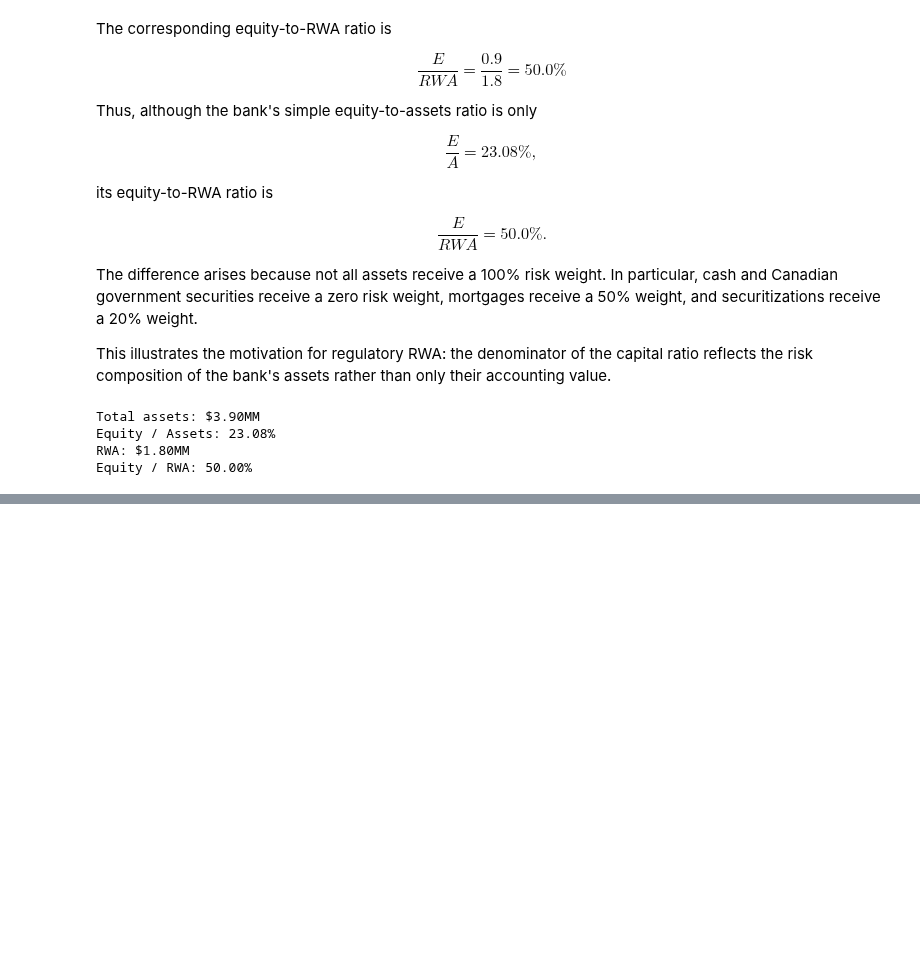
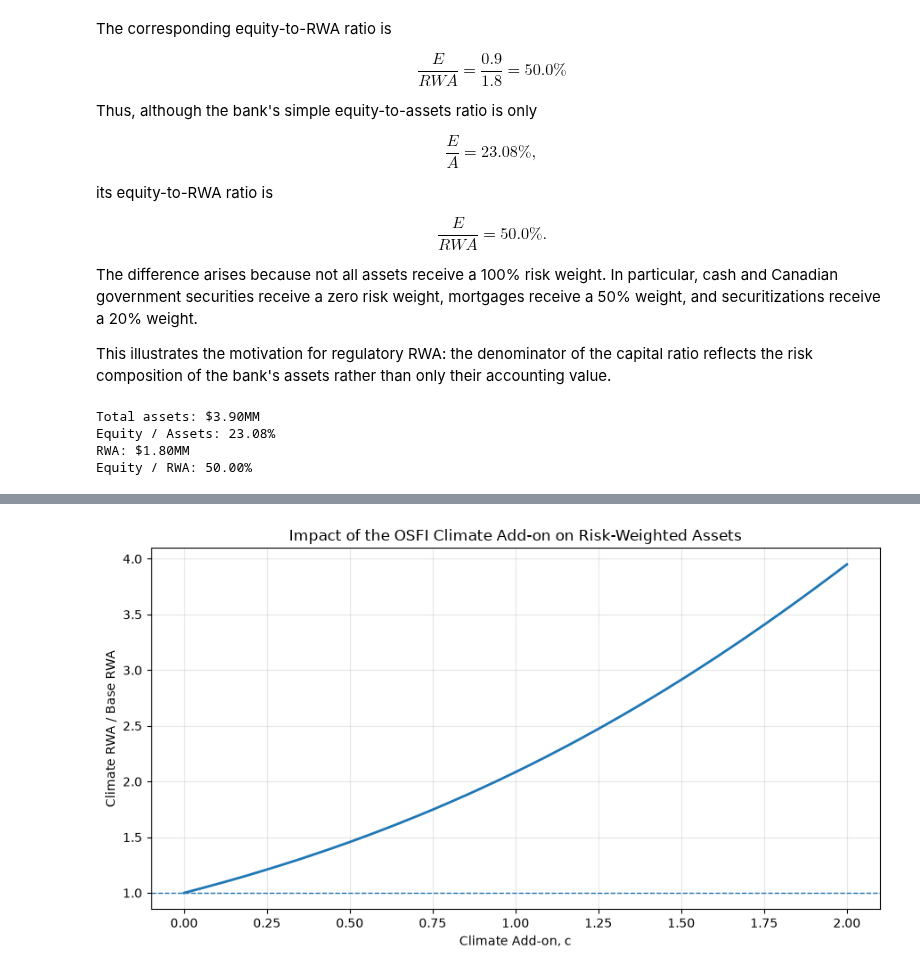
Before and after one commit to jaimecrz3/uoft-mmf, a Jupyter notebook: fall-term/risk-management/assignments/02-regulatory-and-climate-risk/CorzoGaldoJaime - RegulatoryCapital&ClimateRisk_Assignment.ipynb, the cells around one changed output, grey strips where cells are left out. Cells and saved outputs as stored; diff of their text form; code cells hidden in the pictures; blank space fills up the shorter version.

Commit message:
final version assignment 2 risk management

```diff
--- a/fall-term/risk-management/assignments/02-regulatory-and-climate-risk/CorzoGaldoJaime - RegulatoryCapital&ClimateRisk_Assignment.ipynb
+++ b/fall-term/risk-management/assignments/02-regulatory-and-climate-risk/CorzoGaldoJaime - RegulatoryCapital&ClimateRisk_Assignment.ipynb
@@ -301,0 +896,13 @@ Equity / RWA: 50.00%
+# %%
+def calculate_climate_lgd(base_pd, base_lgd, climate_pd):
+    """
+    Frye-Jacobs climate LGD adjustment.
+    """
+
+    numerator = norm.cdf(
+        norm.ppf(climate_pd)
+        - norm.ppf(base_pd)
+        + norm.ppf(base_pd * base_lgd)
+    )
+
+    return numerator / climate_pd
@@ -301,0 +1053,25 @@ Equity / RWA: 50.00%
+# %%
+plt.figure(figsize=(9, 5))
+
+plt.plot(
+    results["c"],
+    results["RWA Ratio"],
+    linewidth=2
+)
+
+plt.axhline(
+    y=1,
+    linestyle="--",
+    linewidth=1
+)
+
+plt.xlabel("Climate Add-on, c")
+plt.ylabel("Climate RWA / Base RWA")
+plt.title("Impact of the OSFI Climate Add-on on Risk-Weighted Assets")
+
+plt.grid(alpha=0.3)
+plt.tight_layout()
+
+plt.show()
+# %% [output]
+[figure, added]
```
Also changed, not shown: parts of 19 cells of this notebook.
